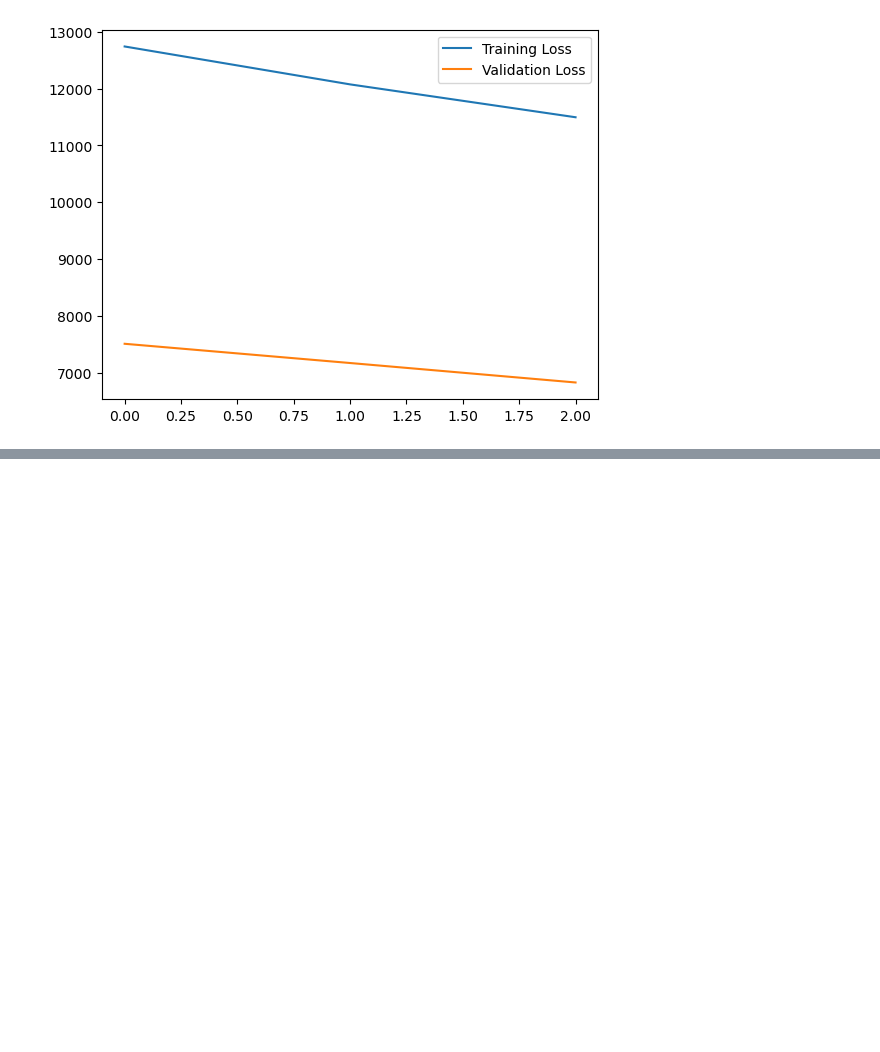
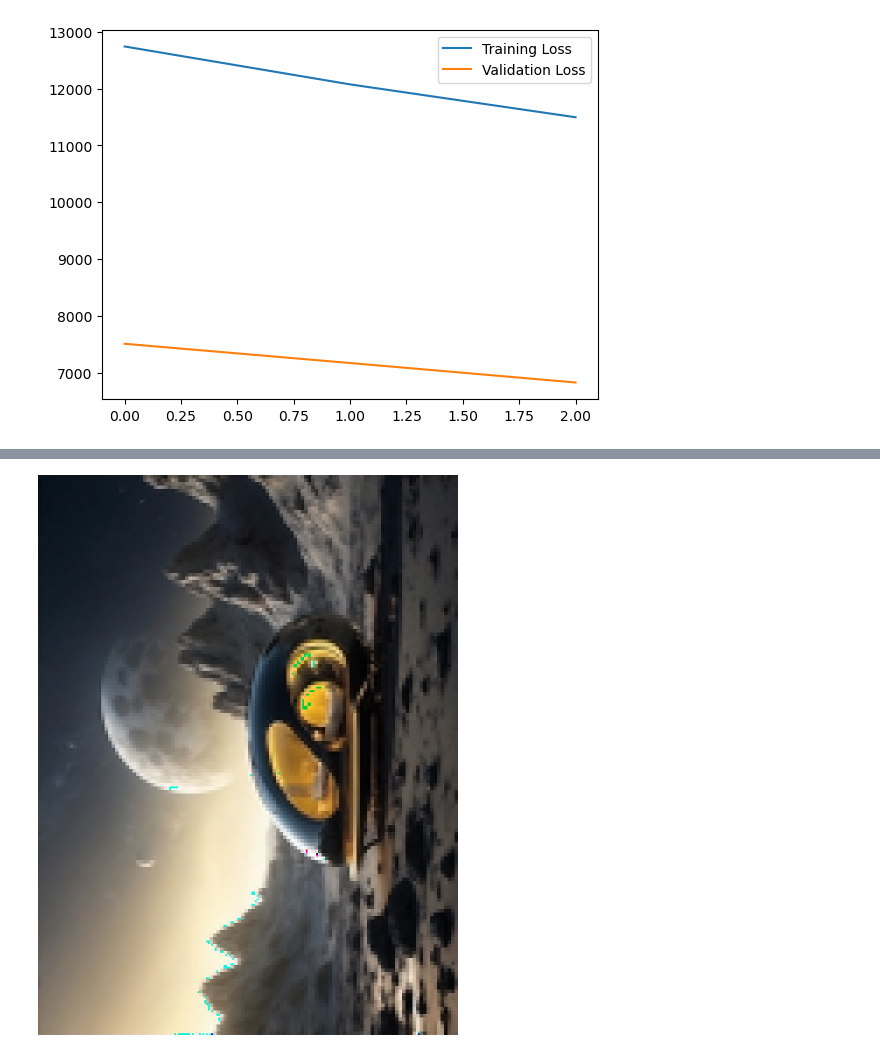
Before and after one commit to nimaiparifard/DP_HW02, a Jupyter notebook: code/P5/p5d.ipynb, the cells around one changed output, grey strips where cells are left out. Cells and saved outputs as stored; diff of their text form; code cells hidden in the pictures; blank space fills up the shorter version.

```diff
--- a/code/P5/p5d.ipynb
+++ b/code/P5/p5d.ipynb
@@ -52,0 +113,10 @@ RuntimeError: Error(s) in loading state_dict for MLP:
+# %%
+# Convert the numpy array to integer type
+high_res_images_quantized_with_twice_improving_resolution = []
+for i, (high_res_img, img) in enumerate(zip(high_res_images_with_second_construction, images)):
+    high_res_img = high_res_img.reshape(img.width, img.height, 3).astype(np.uint8)
+    high_res_image_ = high_res_img.astype(np.uint8)
+    high_res_images_quantized_with_twice_improving_resolution.append(high_res_image_)
+
+# Convert the numpy array to a PIL Image
+high_res_images_pil_with_twice_improving_resolution  = [Image.fromarray(img).convert('RGB') for img in high_res_images_quantized_with_twice_improving_resolution]
@@ -53,3 +137,9 @@ RuntimeError: Error(s) in loading state_dict for MLP:
+# %%
+for i, high_res_images_pili in enumerate(high_res_images_pil_with_twice_improving_resolution):
+    high_res_images_pili = high_res_images_pili.rotate(-90, expand=True)
+    from PIL import ImageOps
+    high_res_images_pili = ImageOps.mirror(high_res_images_pili)
+    high_res_images_pili.save(f'{i + 1}_d_with_twice_improving_resolution.jpg')
 # %%
 modeld = MLP().to(device)
 # Check if a GPU is available and if not, use a CPU
@@ -118,7 +208,7 @@ test_features = torch.tensor(test_features4, dtype=torch.float32, requires_grad=
 test_labels = torch.tensor(test_labels4, dtype=torch.float32, requires_grad=True).to(device)
 # Calculate the error function value for the test dataset
 model = MLP().to(device)
-model.load_state_dict(torch.load('model_part_d.pth'))
+model.load_state_dict(torch.load('model_part_d.pth', map_location=device))
 model.eval()  # Set the model to evaluation mode
 with torch.no_grad():  # No need to track the gradients
     test_outputs = model(test_features)  # Forward pass
@@ -134,7 +224,7 @@ for i in end_of_each_image4.keys():
         low_res_image_np = features[end_of_each_image4[i-1]:end_of_each_image4[i]]
     else:
         low_res_image_np = features[0:end_of_each_image4[1]]# Convert PIL Image to numpy array
-    low_res_image_tensor = torch.tensor(low_res_image_np, dtype=torch.float32, requires_grad=True).to(device)
+    low_res_image_tensor = torch.tensor(low_res_image_np, dtype=torch.float32).to(device)
     high_res_image = model(low_res_image_tensor).cpu().detach().numpy()
     high_res_images.append(high_res_image)
 # %% [output]
@@ -143,7 +233,7 @@ Test Loss: 7438.09130859375
 # Convert the numpy array to integer type
 high_res_images_quantized = []
 for i, (high_res_img, img) in enumerate(zip(high_res_images, images)):
-    high_res_img = high_res_img.reshape(img.height, img.width, 3).astype(np.uint8)
+    high_res_img = high_res_img.reshape(img.width, img.height, 3).astype(np.uint8)
     high_res_image_ = high_res_img.astype(np.uint8)
     high_res_images_quantized.append(high_res_image_)
 
@@ -164,0 +255,4 @@ Image 10 - SSIM: 0.07657512651043258, PSNR: 7.780918242528624
+# %%
+high_res_images_pil[0]
+# %% [output]
+[figure, added]
```
Also changed, not shown: parts of 12 cells of this notebook, 34 other files.
